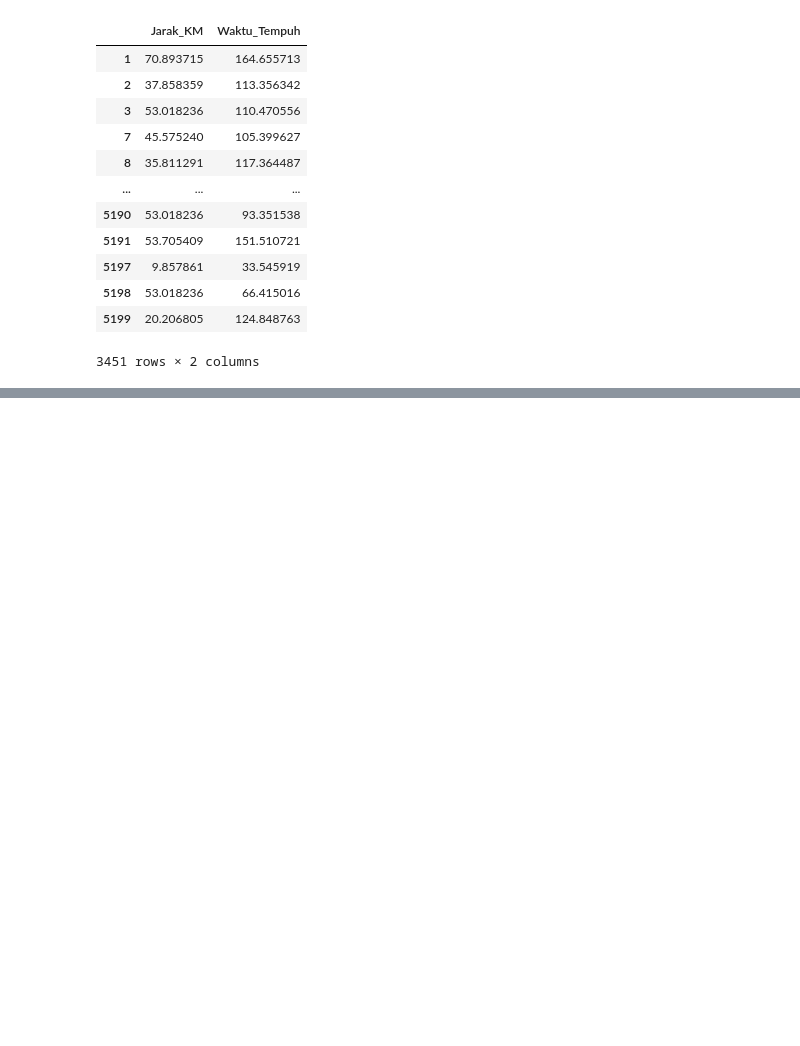
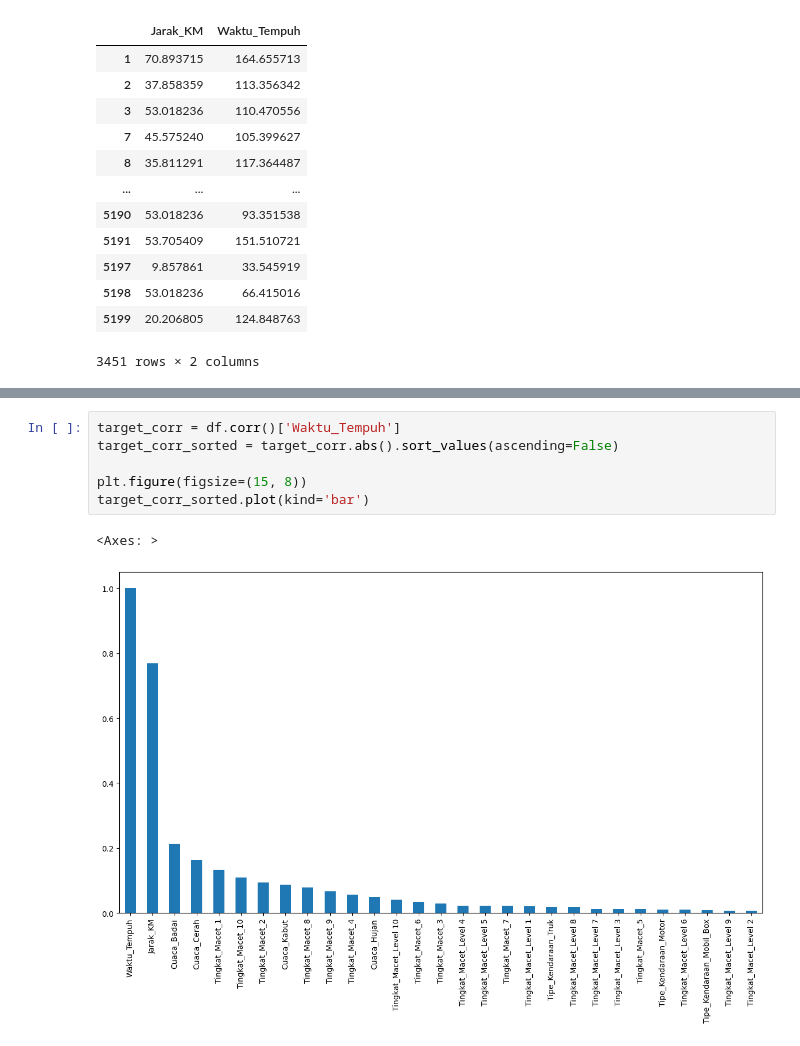
Before and after one commit to rezzz59/STUPEN, a Jupyter notebook: Regresi/studi_kasus_mandiri.ipynb, the cells around one changed output, grey strips where cells are left out. Cells and saved outputs as stored; diff of their text form; blank space fills up the shorter version.

```diff
--- a/Regresi/studi_kasus_mandiri.ipynb
+++ b/Regresi/studi_kasus_mandiri.ipynb
@@ -326,0 +395,9 @@ df
+# %%
+target_corr = df.corr()['Waktu_Tempuh']
+target_corr_sorted = target_corr.abs().sort_values(ascending=False)
+
+plt.figure(figsize=(15, 8))
+target_corr_sorted.plot(kind='bar')
+# %% [output]
+<Axes: >
+[figure, added]
```
Also changed, not shown: parts of 13 cells of this notebook.
